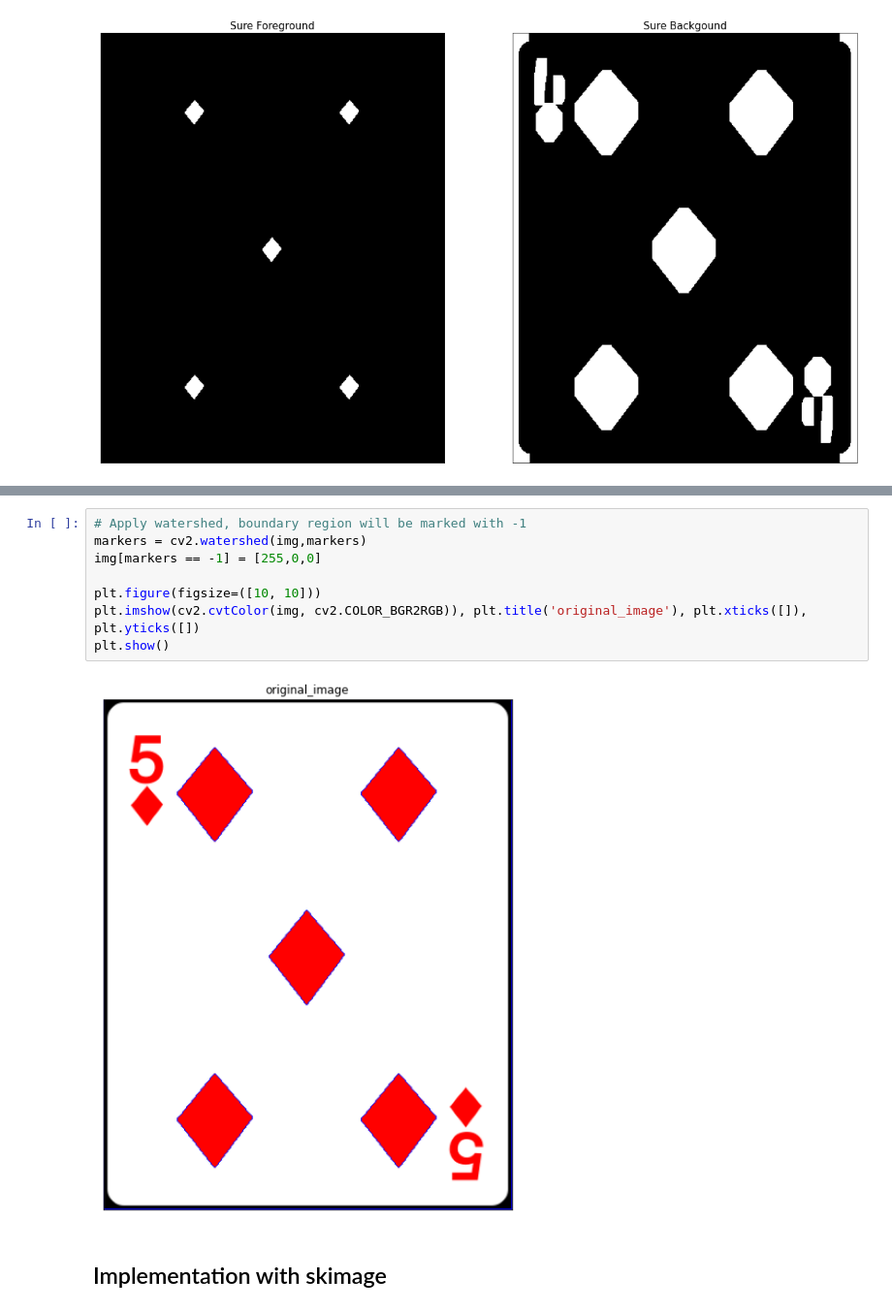
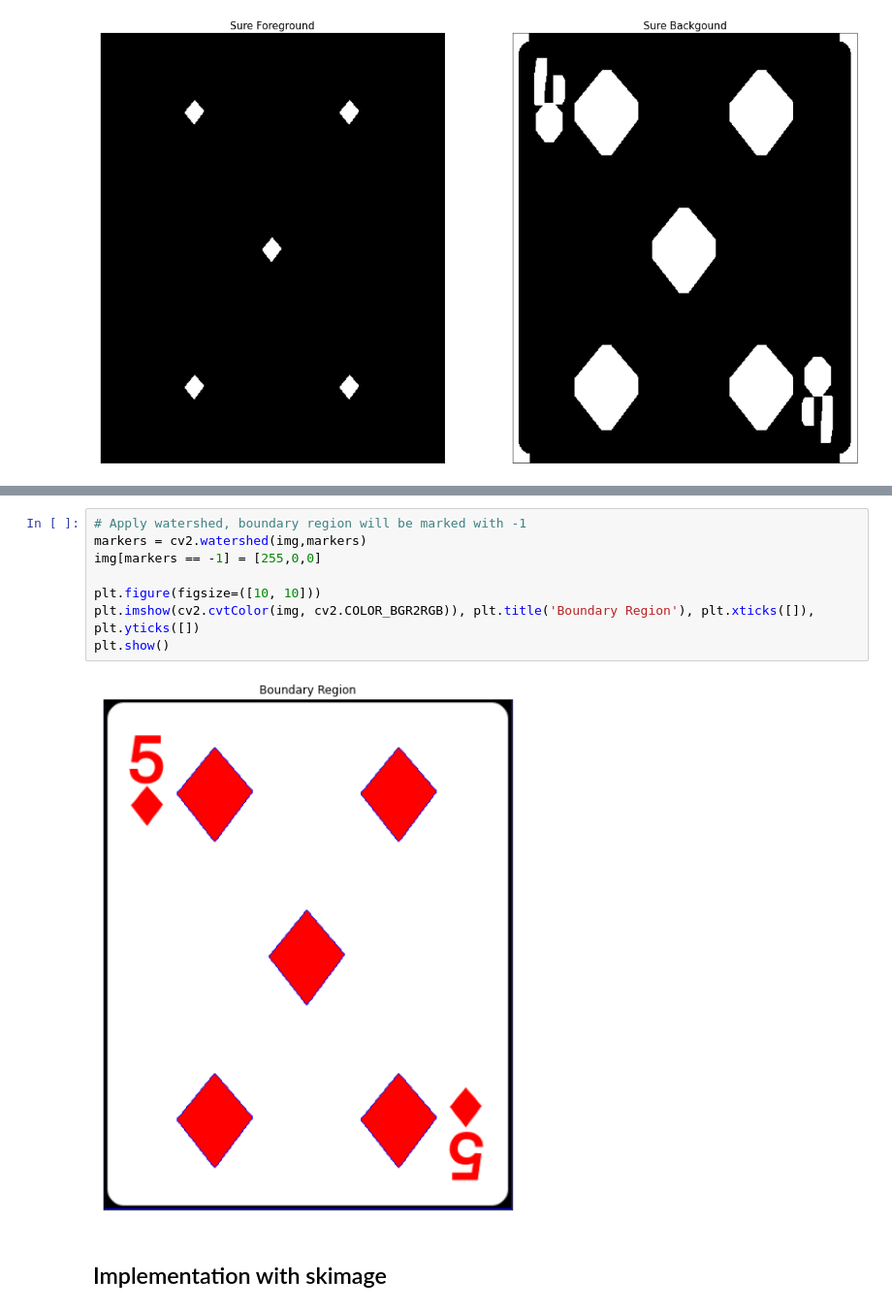
Before and after one commit to armandoBringas/computer-vision-course, a Jupyter notebook: final_project/segmentation_watershed.ipynb, the cells around one changed output, grey strips where cells are left out. Shown: that part at 97% size. Saved outputs shown, nothing was run; the diff lists cells and outputs as text.

```diff
--- a/final_project/segmentation_watershed.ipynb
+++ b/final_project/segmentation_watershed.ipynb
@@ -100,13 +104,13 @@ plt.show()
 # %%
 # Apply watershed, boundary region will be marked with -1
 markers = cv2.watershed(img,markers)
 img[markers == -1] = [255,0,0]
 
 plt.figure(figsize=([10, 10]))
-plt.imshow(cv2.cvtColor(img, cv2.COLOR_BGR2RGB)), plt.title('original_image'), plt.xticks([]), plt.yticks([])
+plt.imshow(cv2.cvtColor(img, cv2.COLOR_BGR2RGB)), plt.title('Boundary Region'), plt.xticks([]), plt.yticks([])
 plt.show()
 # %% [output]
-[figure, old version]
+[figure, new version]
 # %% [markdown]
 ## Implementation with skimage <a class="anchor" id="skimage" ></a>
 # %% [markdown]
```
Also changed, not shown: parts of 3 cells of this notebook.
